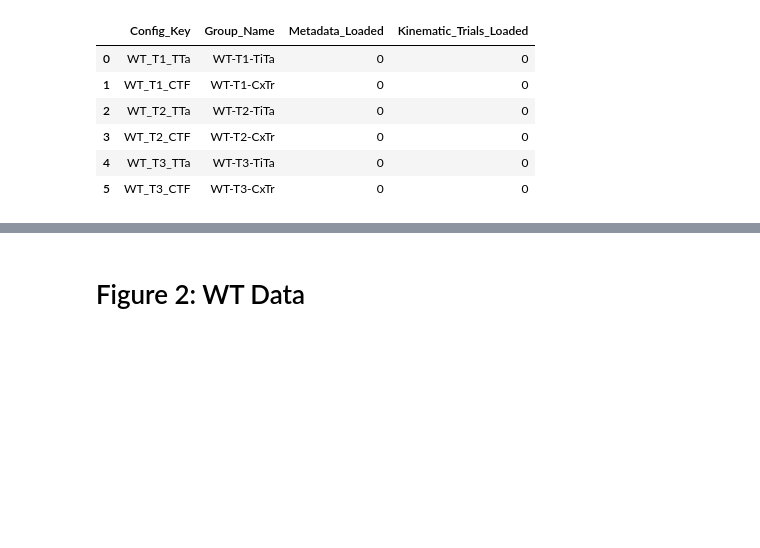
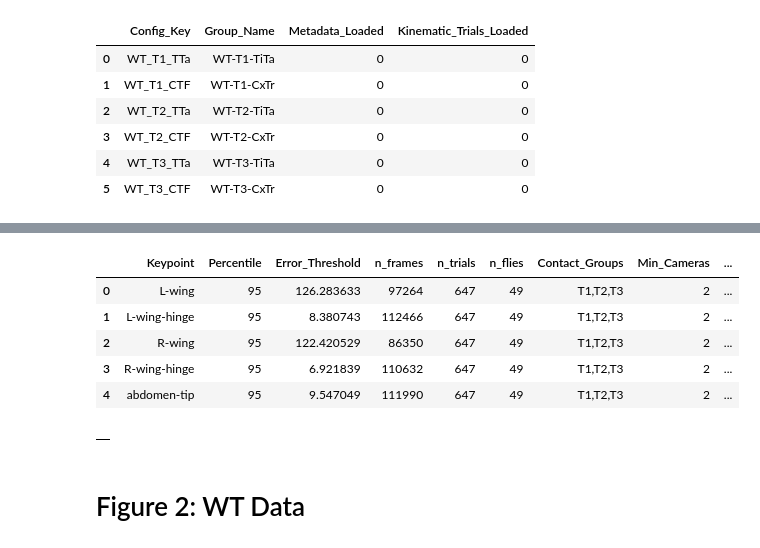
Before and after one commit to TseWeiKuo/AnalysisAndFigures, a Jupyter notebook: WT-LP_and_ConGeo.ipynb, the cells around one changed output, grey strips where cells are left out. Saved outputs shown, nothing was run; the diff lists cells and outputs as text; code cells hidden in the pictures; blank space fills up the shorter version.

```diff
--- a/WT-LP_and_ConGeo.ipynb
+++ b/WT-LP_and_ConGeo.ipynb
@@ -145,3 +149,67 @@ wt_group_linestyles = {group.group_name: "solid" for group in wt_groups_ordered}
+# %%
+RUN_TRACKING_QC_THRESHOLD = True
+APPLY_ANGLE_TRACKING_QC = True
+
+ANGLE_QC_PERCENTILE = 95
+ANGLE_QC_MIN_CAMERAS = 2
+ANGLE_QC_MAX_INTERP_GAP_FRAMES = 5  # gaps < 5 frames are linearly interpolated
+ANGLE_QC_MIN_VALID_FRACTION = 0.8
+ANGLE_QC_TAU = 0.71
+ANGLE_QC_MARGIN_S = 0.2
+ANGLE_SMOOTH = True
+ANGLE_SMOOTH_WINDOW_FRAMES = 4
+
+tracking_qc_out = output_folder("WT_Figure_2", "tracking_qc_thresholds")
+tracking_threshold_prefix = tracking_qc_out / "WT_T1_T2_T3_TiTa_keypoint_error_thresholds"
+
+if RUN_TRACKING_QC_THRESHOLD:
+    threshold_fig, threshold_ax, tracking_threshold_df, tracking_qc_df, tracking_threshold_skipped_df = plotter.get_keypoints_error_threshold(
+        group_infos=wt_tita_groups,
+        percentile=ANGLE_QC_PERCENTILE,
+        min_cameras=ANGLE_QC_MIN_CAMERAS,
+        trial_types=("Landing", "Flying"),
+        tau=ANGLE_QC_TAU,
+        margin_s=ANGLE_QC_MARGIN_S,
+        file_name=str(tracking_threshold_prefix),
+    )
+    tracking_error_thresholds = dict(zip(
+        tracking_threshold_df["Keypoint"],
+        tracking_threshold_df["Error_Threshold"],
+    ))
+else:
+    tracking_threshold_df = pd.DataFrame()
+    tracking_qc_df = pd.DataFrame()
+    tracking_threshold_skipped_df = pd.DataFrame()
+    tracking_error_thresholds = None
+
+ANGLE_QC_KWARGS = dict(
+    apply_tracking_qc=APPLY_ANGLE_TRACKING_QC,
+    tracking_error_thresholds=tracking_error_thresholds,
+    min_cameras=ANGLE_QC_MIN_CAMERAS,
+    max_interp_gap_frames=ANGLE_QC_MAX_INTERP_GAP_FRAMES,
+    min_valid_fraction=ANGLE_QC_MIN_VALID_FRACTION,
+    smooth_angle=ANGLE_SMOOTH,
+    smooth_window_frames=ANGLE_SMOOTH_WINDOW_FRAMES,
+)
+APPLY_TT_TRACKING_QC = True
+TT_QC_KWARGS = dict(
+    apply_tracking_qc=APPLY_TT_TRACKING_QC,
+    tracking_error_thresholds=tracking_error_thresholds,
+    min_cameras=ANGLE_QC_MIN_CAMERAS,
+    max_interp_gap_frames=ANGLE_QC_MAX_INTERP_GAP_FRAMES,
+    min_valid_fraction=ANGLE_QC_MIN_VALID_FRACTION,
+)
+
+display(tracking_threshold_df.head())
+display(tracking_threshold_skipped_df.head())
+# %% [output]
+|  | Keypoint | Percentile | Error_Threshold | n_frames | n_trials | n_flies | Contact_Groups | Min_Cameras | ... |
+| 0 | L-wing | 95 | 126.283633 | 97264 | 647 | 49 | T1,T2,T3 | 2 | ... |
+| 1 | L-wing-hinge | 95 | 8.380743 | 112466 | 647 | 49 | T1,T2,T3 | 2 | ... |
+| 2 | R-wing | 95 | 122.420529 | 86350 | 647 | 49 | T1,T2,T3 | 2 | ... |
+| 3 | R-wing-hinge | 95 | 6.921839 | 110632 | 647 | 49 | T1,T2,T3 | 2 | ... |
+| 4 | abdomen-tip | 95 | 9.547049 | 111990 | 647 | 49 | T1,T2,T3 | 2 | ... |
+|  |
 # %% [markdown]
 # Figure 2: WT Data
 # %% [markdown]
```
Also changed, not shown: parts of 15 cells of this notebook, 8 other files.
